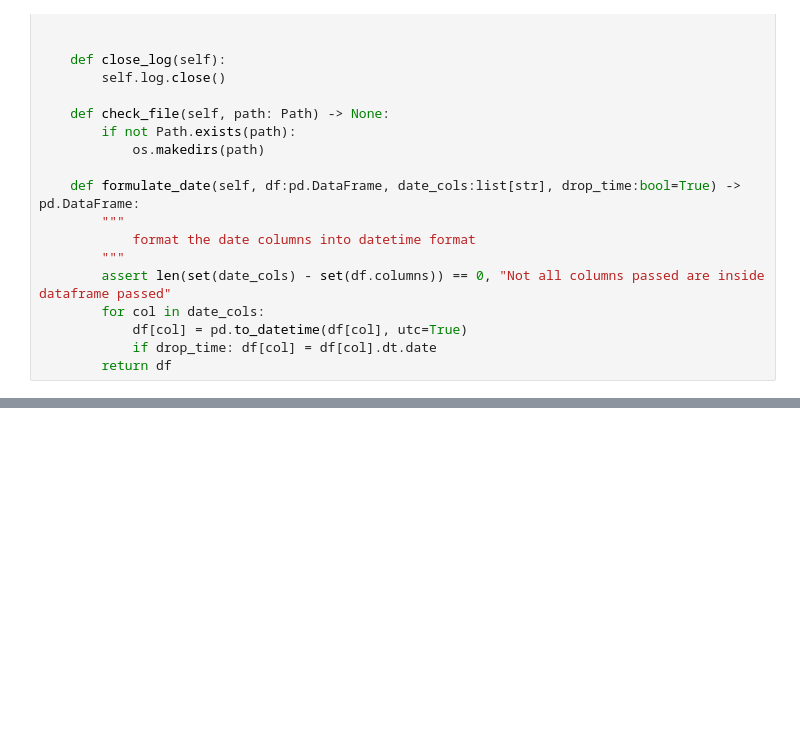
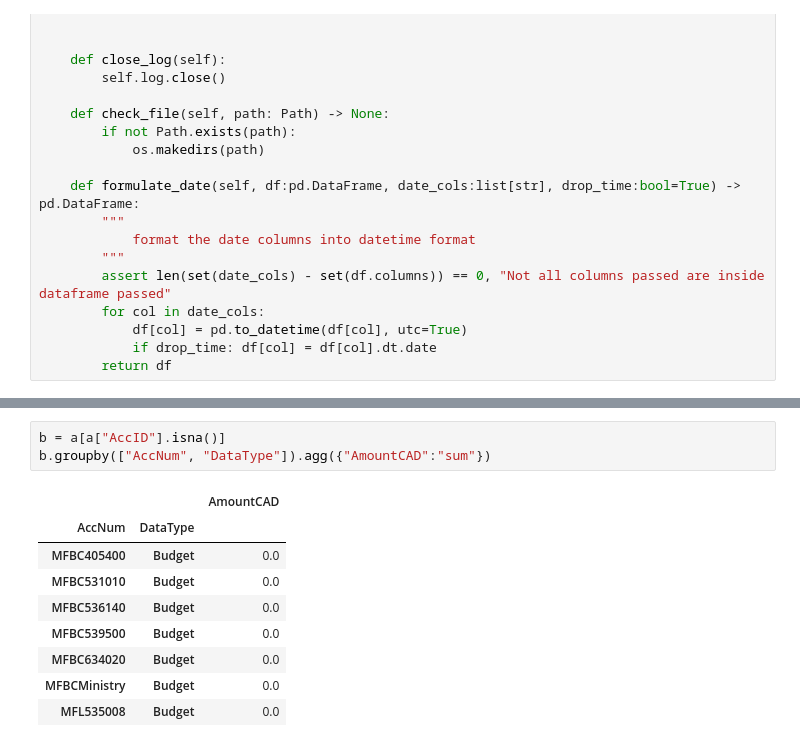
Before and after one commit to ZheRao/ETLCodeBase, a Jupyter notebook: notebooks/dev.ipynb, the cells around one changed output, grey strips where cells are left out. Cells and saved outputs as stored; diff of their text form; blank space fills up the shorter version.

```diff
--- a/notebooks/dev.ipynb
+++ b/notebooks/dev.ipynb
@@ -1180,0 +1183,13 @@ final_df[0]
+# %%
+b = a[a["AccID"].isna()]
+b.groupby(["AccNum", "DataType"]).agg({"AmountCAD":"sum"})
+# %% [output]
+|  |  | AmountCAD |
+| AccNum | DataType |  |
+| MFBC405400 | Budget | 0.0 |
+| MFBC531010 | Budget | 0.0 |
+| MFBC536140 | Budget | 0.0 |
+| MFBC539500 | Budget | 0.0 |
+| MFBC634020 | Budget | 0.0 |
+| MFBCMinistry | Budget | 0.0 |
+| MFL535008 | Budget | 0.0 |
```
Also changed, not shown: parts of 25 cells of this notebook, 2 other files.
